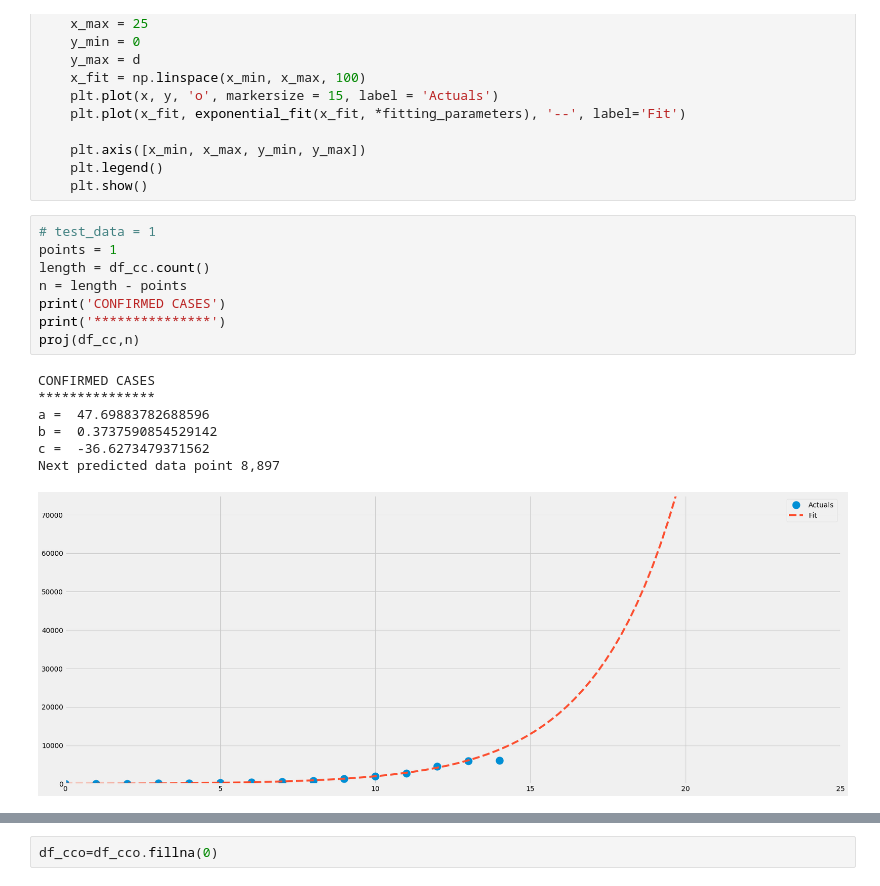
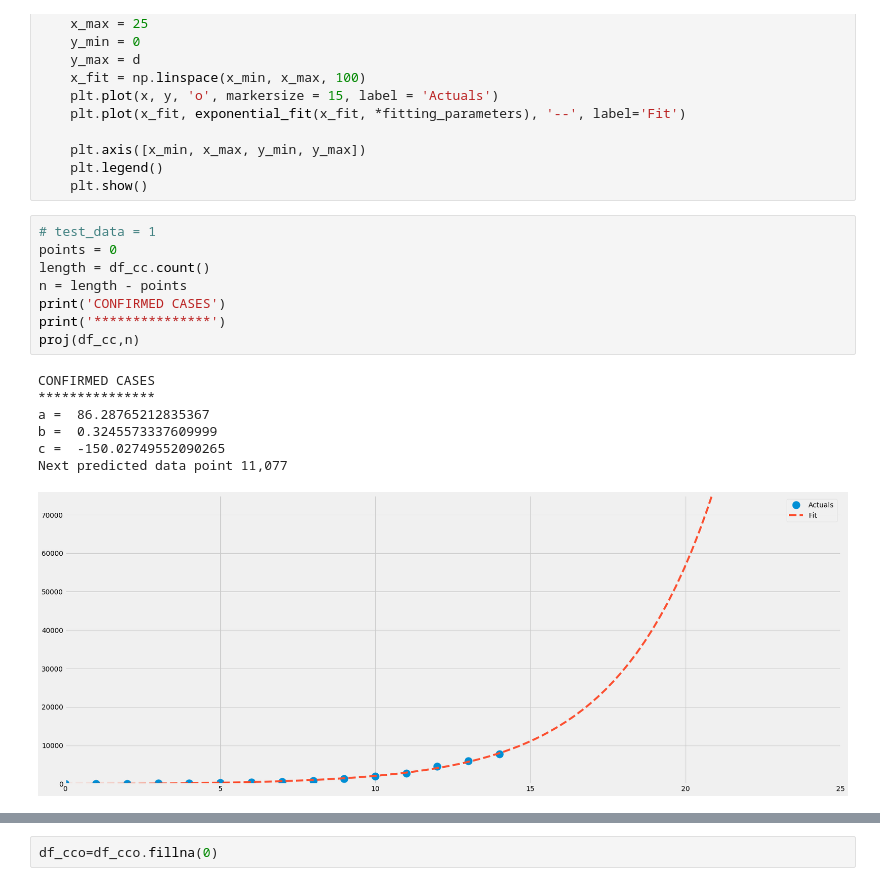
Before and after one commit to smtexas99/ncov19, a Jupyter notebook: ncov2019.ipynb, the cells around one changed output, grey strips where cells are left out. Drawn from its saved outputs; the diff is of its cells as text.

```diff
--- a/ncov2019.ipynb
+++ b/ncov2019.ipynb
@@ -125,20 +124,20 @@ def proj(dat, no, d=75000):
     plt.show()
 # %%
 # test_data = 1
-points = 1
+points = 0
 length = df_cc.count()
 n = length - points
 print('CONFIRMED CASES')
 print('***************')
 proj(df_cc,n)
 # %% [output]
 CONFIRMED CASES
 ***************
-a =  47.69883782688596
-b =  0.3737590854529142
-c =  -36.6273479371562
-Next predicted data point 8,897
+a =  86.28765212835367
+b =  0.3245573337609999
+c =  -150.02749552090265
+Next predicted data point 11,077
-[figure, old version]
+[figure, new version]
 # %%
 df_cco = df['Cases Confirm Outside China']
 print('CONFIRMED CASES outside Mainland China')
```
Also changed, not shown: parts of 11 cells of this notebook.
